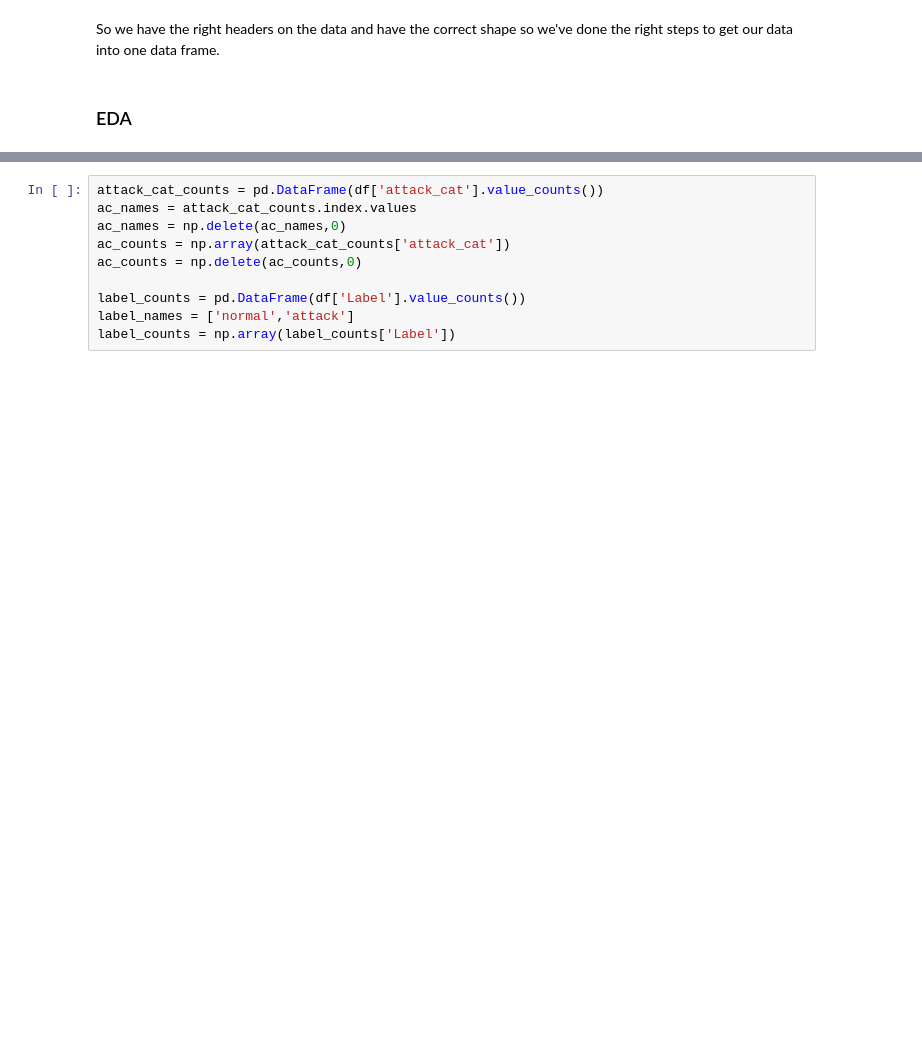
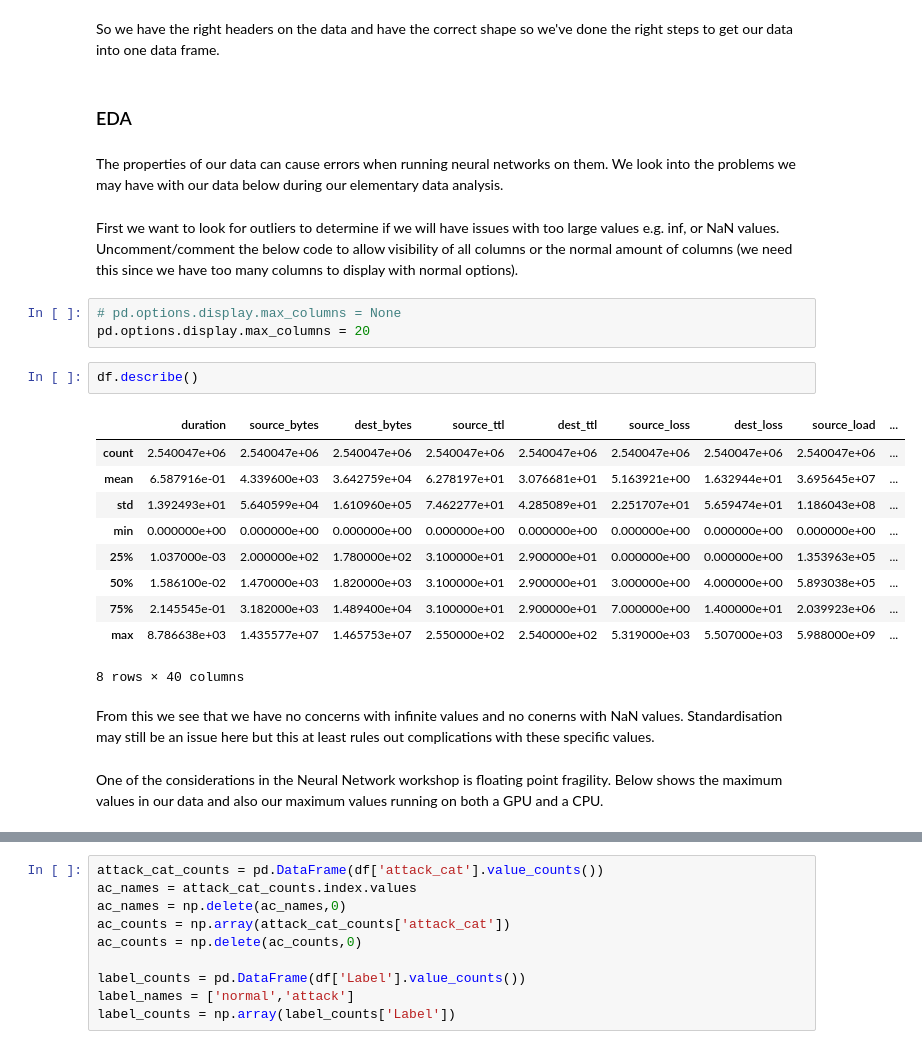
Before and after one commit to gabejg/DST-Assessment-04, a Jupyter notebook: Matt Corrie/Assessment 4 Matt.ipynb, the cells around one changed output, grey strips where cells are left out. Saved outputs shown, nothing was run; the diff lists cells and outputs as text; blank space fills up the shorter version.

Commit message:
First Attempt at NN

```diff
--- a/Matt Corrie/Assessment 4 Matt.ipynb
+++ b/Matt Corrie/Assessment 4 Matt.ipynb
@@ -48,3 +48,27 @@ df.shape
 So we have the right headers on the data and have the correct shape so we've done the right steps to get our data into one data frame.
 # %% [markdown]
 ### EDA
+# %% [markdown]
+The properties of our data can cause errors when running neural networks on them. We look into the problems we may have with our data below during our elementary data analysis.
+# %% [markdown]
+First we want to look for outliers to determine if we will have issues with too large values e.g. inf, or NaN values. Uncomment/comment the below code to allow visibility of all columns or the normal amount of columns (we need this since we have too many columns to display with normal options).
+# %%
+# pd.options.display.max_columns = None
+pd.options.display.max_columns = 20
+# %%
+df.describe()
+# %% [output]
+|  | duration | source_bytes | dest_bytes | source_ttl | dest_ttl | source_loss | dest_loss | source_load | ... |
+| count | 2.540047e+06 | 2.540047e+06 | 2.540047e+06 | 2.540047e+06 | 2.540047e+06 | 2.540047e+06 | 2.540047e+06 | 2.540047e+06 | ... |
+| mean | 6.587916e-01 | 4.339600e+03 | 3.642759e+04 | 6.278197e+01 | 3.076681e+01 | 5.163921e+00 | 1.632944e+01 | 3.695645e+07 | ... |
+| std | 1.392493e+01 | 5.640599e+04 | 1.610960e+05 | 7.462277e+01 | 4.285089e+01 | 2.251707e+01 | 5.659474e+01 | 1.186043e+08 | ... |
+| min | 0.000000e+00 | 0.000000e+00 | 0.000000e+00 | 0.000000e+00 | 0.000000e+00 | 0.000000e+00 | 0.000000e+00 | 0.000000e+00 | ... |
+| 25% | 1.037000e-03 | 2.000000e+02 | 1.780000e+02 | 3.100000e+01 | 2.900000e+01 | 0.000000e+00 | 0.000000e+00 | 1.353963e+05 | ... |
+| 50% | 1.586100e-02 | 1.470000e+03 | 1.820000e+03 | 3.100000e+01 | 2.900000e+01 | 3.000000e+00 | 4.000000e+00 | 5.893038e+05 | ... |
+| 75% | 2.145545e-01 | 3.182000e+03 | 1.489400e+04 | 3.100000e+01 | 2.900000e+01 | 7.000000e+00 | 1.400000e+01 | 2.039923e+06 | ... |
+| max | 8.786638e+03 | 1.435577e+07 | 1.465753e+07 | 2.550000e+02 | 2.540000e+02 | 5.319000e+03 | 5.507000e+03 | 5.988000e+09 | ... |
+8 rows × 40 columns
+# %% [markdown]
+From this we see that we have no concerns with infinite values and no conerns with NaN values. Standardisation may still be an issue here but this at least rules out complications with these specific values.
+# %% [markdown]
+One of the considerations in the Neural Network workshop is floating point fragility. Below shows the maximum values in our data and also our maximum values running on both a GPU and a CPU.
```
Also changed, not shown: parts of 21 cells of this notebook.
